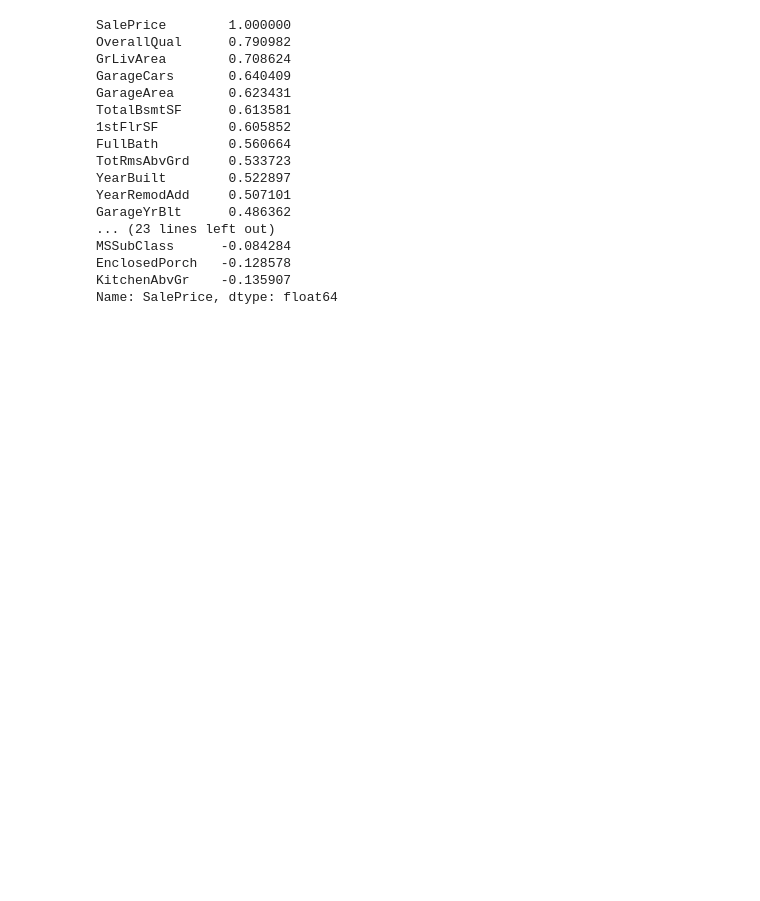
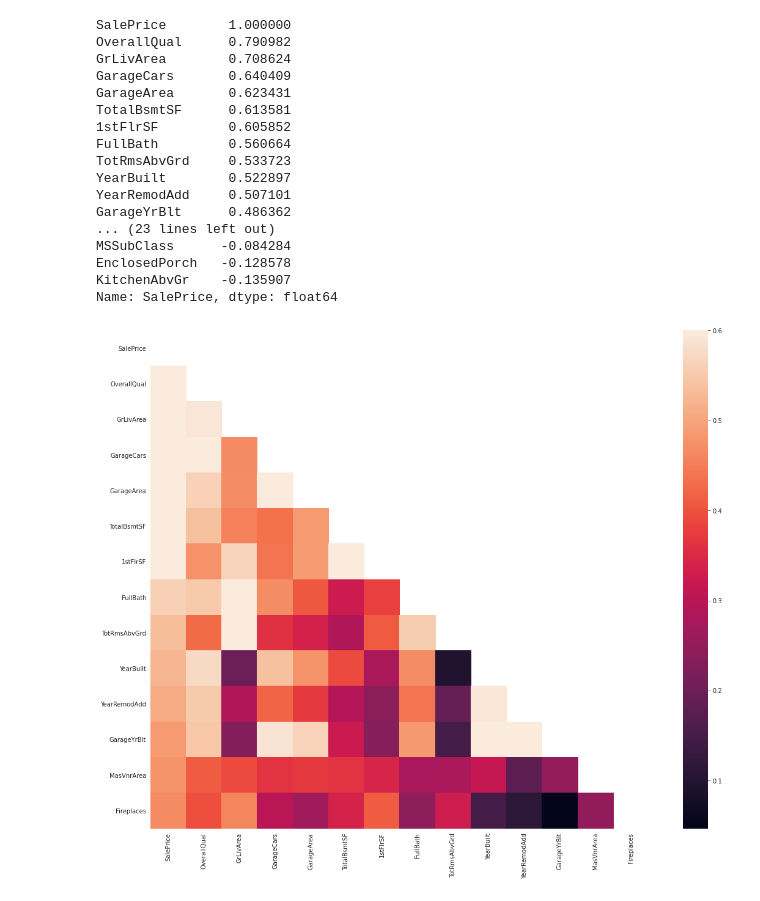
Before and after one commit to FelipeAvila2/ML-House-prices-Advanced-Regression, a Jupyter notebook: main.ipynb, the cells around one changed output. Drawn from its saved outputs; the diff is of its cells as text; code cells hidden in the pictures; blank space fills up the shorter version.

```diff
--- a/main.ipynb
+++ b/main.ipynb
@@ -168,0 +180,14 @@ Name: SalePrice, dtype: float64
+# %%
+# this is a heatmap of the most correlated to the target features
+
+corr = data[['SalePrice', 'OverallQual', 'GrLivArea', 'GarageCars', 'GarageArea',
+      'TotalBsmtSF', '1stFlrSF', 'FullBath', 'TotRmsAbvGrd', 'YearBuilt',
+      'YearRemodAdd', 'GarageYrBlt', 'MasVnrArea', 'Fireplaces']].corr()
+
+mask = np.zeros_like(corr)
+mask[np.triu_indices_from(mask)] = True
+with sns.axes_style("white"):
+    f, ax = plt.subplots(figsize=(20, 15))
+    ax = sns.heatmap(corr, mask=mask, vmax=.6, square=True)
+# %% [output]
+[figure, added]
```
Also changed, not shown: parts of 43 cells of this notebook.
